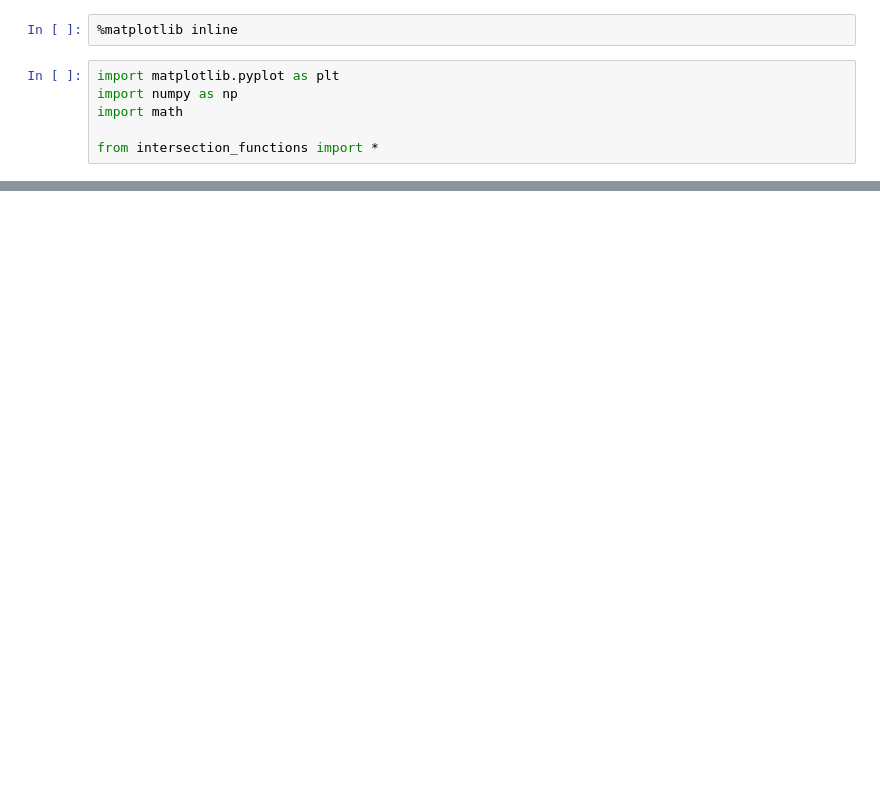
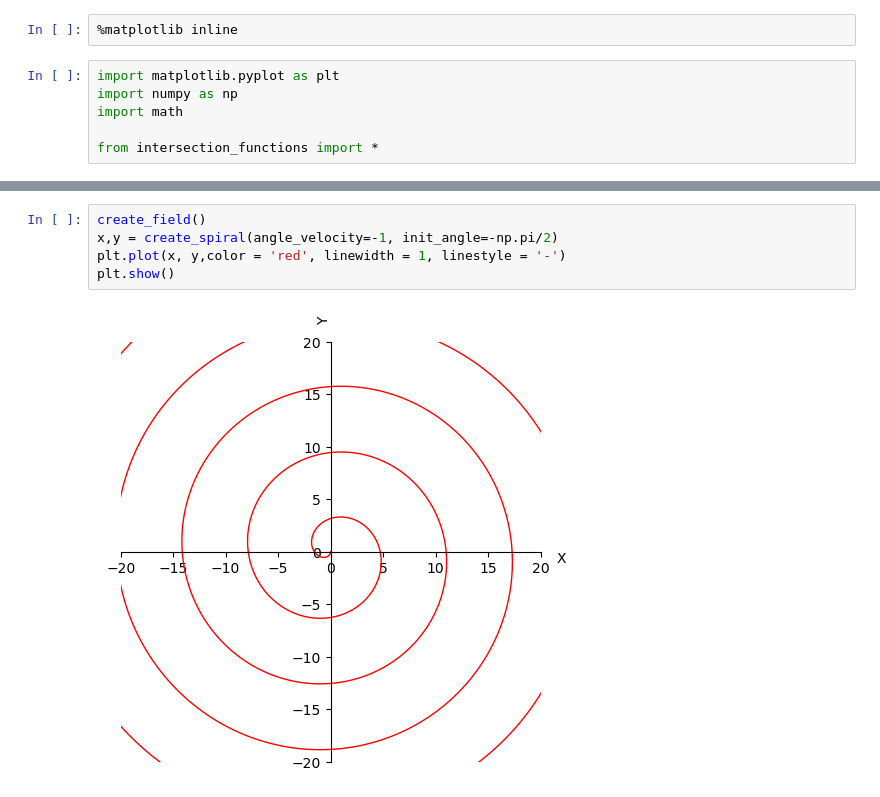
Before and after one commit to Kiril-Lazarov/Intersection-points-between-a-line-and-a-spiral, a Jupyter notebook: Intersection between a line and a spiral.ipynb, the cells around one changed output, grey strips where cells are left out. Saved outputs shown, nothing was run; the diff lists cells and outputs as text; blank space fills up the shorter version.

```diff
--- a/Intersection between a line and a spiral.ipynb
+++ b/Intersection between a line and a spiral.ipynb
@@ -174,0 +172,7 @@ Min distance:  7.6844588847969515
+# %%
+create_field()
+x,y = create_spiral(angle_velocity=-1, init_angle=-np.pi/2)
+plt.plot(x, y,color = 'red', linewidth = 1, linestyle = '-')
+plt.show()
+# %% [output]
+[figure, added]
```
Also changed, not shown: parts of 6 cells of this notebook.
